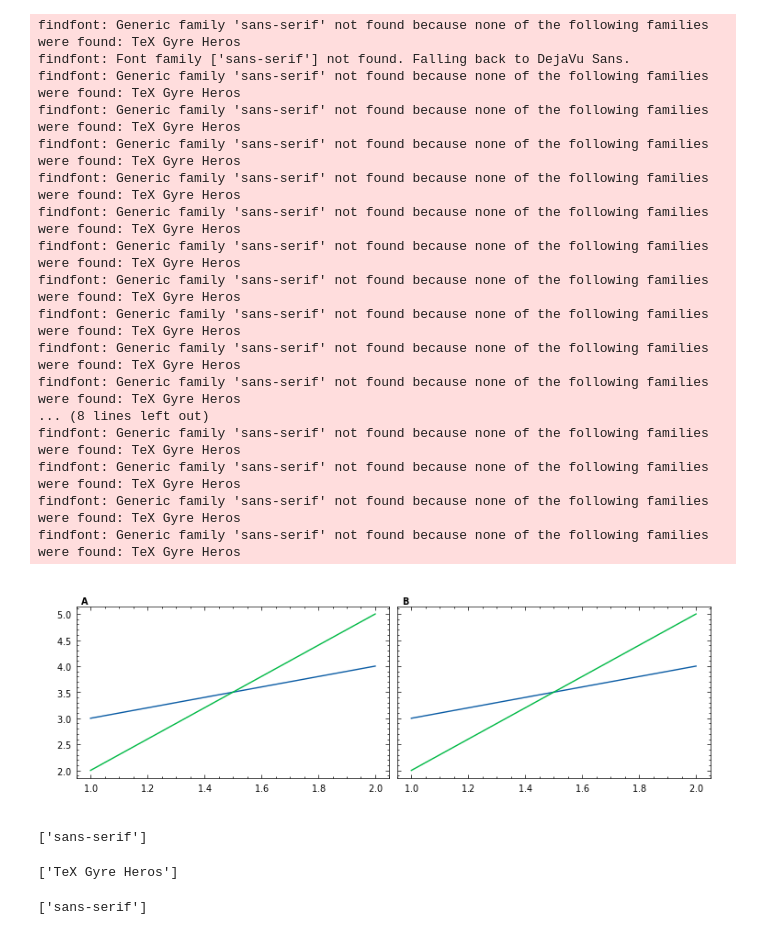
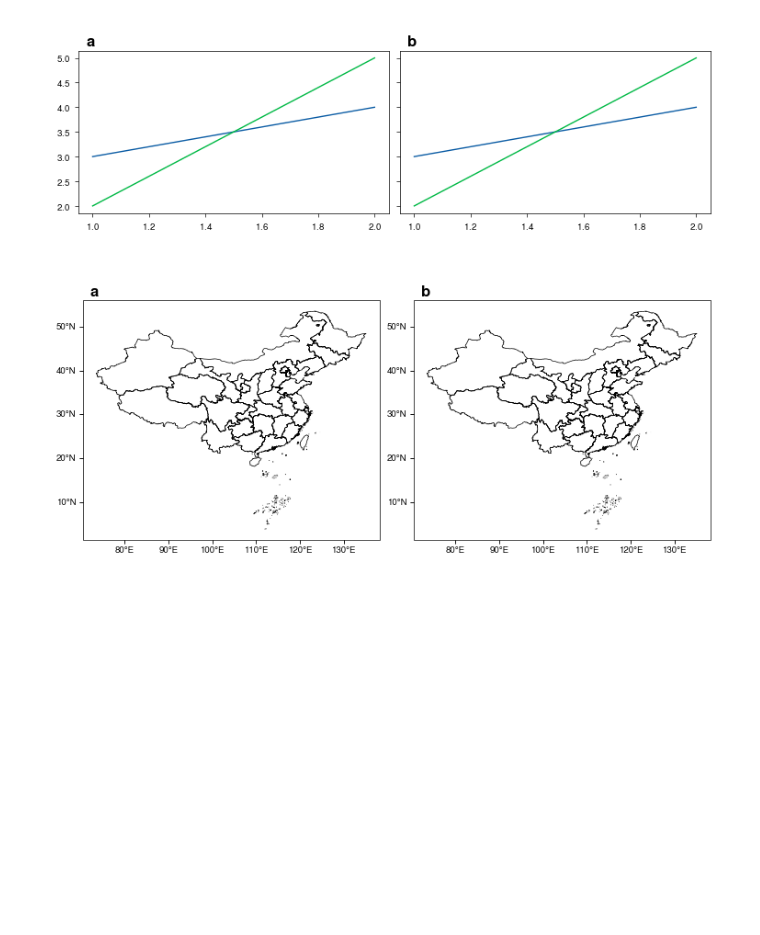
Before and after one commit to singledoggy/EasyPlotLib, a Jupyter notebook: examples/example_plot.ipynb, the cells around one changed output. Cells and saved outputs as stored; diff of their text form; code cells hidden in the pictures; blank space fills up the shorter version.

```diff
--- a/examples/example_plot.ipynb
+++ b/examples/example_plot.ipynb
@@ -1,70 +1,59 @@
 # %%
 import cartopy.crs as ccrs
 import EasyPlotLib as epl
 import matplotlib.pyplot as plt
 from cnmaps import get_adm_maps
 
 nrows, ncols = 1, 2
 figsizes = epl.figsizes("nat2", nrows=nrows, ncols=ncols)
 
-# plt.style.use(["science", "no-latex"])
 plt.style.use(["nature"])
 plt.rcParams.update(figsizes)
 fig, axs = plt.subplots(nrows=nrows, ncols=ncols, sharex=True, sharey=True)
 
 for n, ax in enumerate(axs.flatten()):
     ax.plot([1.0, 2.0], [3.0, 4.0])
     ax.plot([1.0, 2.0], [2.0, 5.0])
-    ax.annotate(**epl.subplot_labels(n, "A"))
-
-plt.savefig("test.png", dpi=300)
+    ax.annotate(**epl.subplot_labels(n, "a", fontsize=12))
 # %% [output]
-findfont: Generic family 'sans-serif' not found because none of the following families were found: TeX Gyre Heros
-findfont: Font family ['sans-serif'] not found. Falling back to DejaVu Sans.
-findfont: Generic family 'sans-serif' not found because none of the following families were found: TeX Gyre Heros
-findfont: Generic family 'sans-serif' not found because none of the following families were found: TeX Gyre Heros
-findfont: Generic family 'sans-serif' not found because none of the following families were found: TeX Gyre Heros
-findfont: Generic family 'sans-serif' not found because none of the following families were found: TeX Gyre Heros
-findfont: Generic family 'sans-serif' not found because none of the following families were found: TeX Gyre Heros
-findfont: Generic family 'sans-serif' not found because none of the following families were found: TeX Gyre Heros
-findfont: Generic family 'sans-serif' not found because none of the following families were found: TeX Gyre Heros
-findfont: Generic family 'sans-serif' not found because none of the following families were found: TeX Gyre Heros
-findfont: Generic family 'sans-serif' not found because none of the following families were found: TeX Gyre Heros
-findfont: Generic family 'sans-serif' not found because none of the following families were found: TeX Gyre Heros
-... (8 lines left out)
-findfont: Generic family 'sans-serif' not found because none of the following families were found: TeX Gyre Heros
-findfont: Generic family 'sans-serif' not found because none of the following families were found: TeX Gyre Heros
-findfont: Generic family 'sans-serif' not found because none of the following families were found: TeX Gyre Heros
-findfont: Generic family 'sans-serif' not found because none of the following families were found: TeX Gyre Heros
-[figure, old version]
+[figure, new version]
-# %%
-plt.rcParams["font.family"]
-# %% [output]
-['sans-serif']
-# %%
-plt.rcParams["font.sans-serif"]
-# %% [output]
-['TeX Gyre Heros']
 # %%
+import cartopy.crs as ccrs
+import EasyPlotLib as epl
 import matplotlib.pyplot as plt
+import numpy as np
+from cnmaps import get_adm_maps
 
-import EasyPlotLib as epl
+nrows, ncols = 1, 2
+figsizes = epl.figsizes("nat2")
 
-nrows, ncols = 1, 1
-figsizes = epl.figsizes("nat2", nrows=nrows, ncols=ncols)
+plt.style.use("nature")
+plt.rcParams.update(figsizes)
 
-plt.style.use(["science", "nature", "no-latex"])
-plt.rcParams.update(figsizes)
-plt.rcParams.update(
-    {
-        "font.family": "sans-serif",
-        # 'font.sans-serif': ['Helvetica'],
-    }
+china_map = get_adm_maps(level="省", engine="geopandas")
+crs = ccrs.PlateCarree()
+
+
+fig, axs = plt.subplots(
+    ncols=ncols,
+    nrows=nrows,
+    subplot_kw={"projection": ccrs.PlateCarree()},
 )
+if nrows == 1 and ncols == 1:
+    axs = np.array([[axs]])
 
-fig, axs = plt.subplots(nrows=nrows, ncols=ncols, sharex=True, sharey=True)
+for n, ax in enumerate(axs.flatten()):
+    china_map.plot(ax=ax, edgecolor="black", facecolor="none", linewidth=0.5)
+    ax.annotate(**epl.subplot_labels(n, "a", fontsize=12))
+    gl = ax.gridlines(
+        draw_labels=True,
+        color="none",
+        linestyle="dotted",
+        transform=crs,
+    )
+    gl.top_labels = gl.right_labels = False
+    gl.rotate_labels = False
 
-# for n, ax in enumerate(axs.flatten()):
-#       ax.annotate(**epl.subplot_labels(n, "a",fontsize=12))
+    epl.cartopy_plot_tickmarks(ax, gl)
 # %% [output]
-['sans-serif']
+[figure, added]
```
Also changed, not shown: parts of 3 cells of this notebook, 2 other files.
